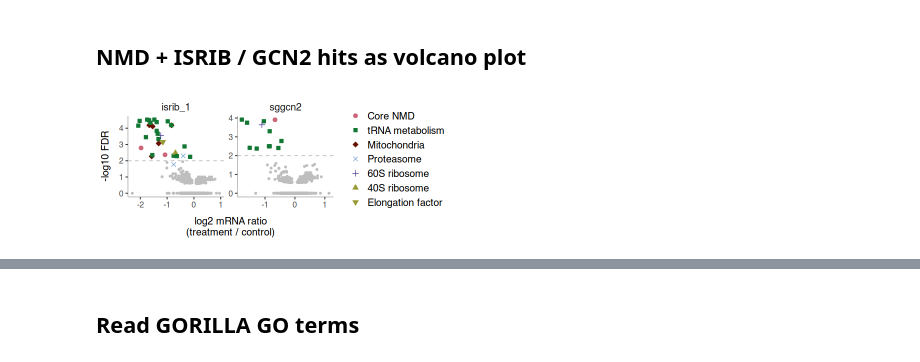
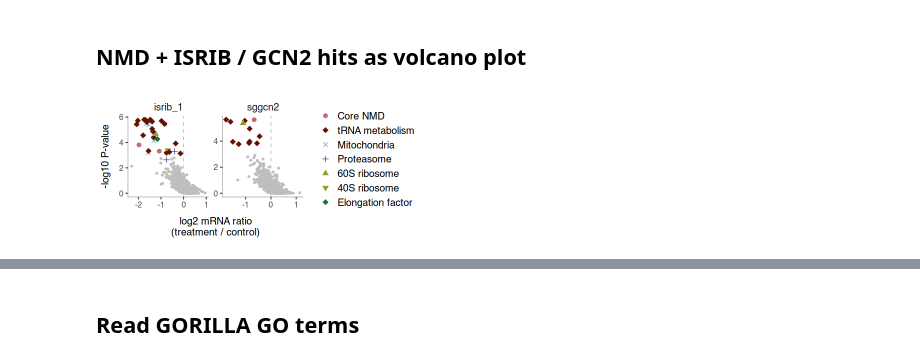
Before and after one commit to rasilab/nugent_2024, a Jupyter notebook: analysis/barcodeseq/rbp_barcode_screens/scripts/plot_nmd_results.ipynb, the cells around one changed output, grey strips where cells are left out. Cells and saved outputs as stored; diff of their text form; code cells hidden in the pictures.

```diff
--- a/analysis/barcodeseq/rbp_barcode_screens/scripts/plot_nmd_results.ipynb
+++ b/analysis/barcodeseq/rbp_barcode_screens/scripts/plot_nmd_results.ipynb
@@ -285,37 +292,37 @@ ggsave("../figures/nmd_hits_jitter.pdf", width = 2.5, height = 2.5, units = "in"
 # %% [markdown]
 ## NMD + ISRIB / GCN2 hits as volcano plot
 # %%
-options(repr.plot.width = 6, repr.plot.height = 2.5)
+options(repr.plot.width = 5.5, repr.plot.height = 2.5)
 
 fdr_cutoff <- 0.01
 plot_data <- mageck_gene %>%
   filter(str_detect(sample_name, "gcn2_|isrib_1")) %>%
   mutate(reporter = str_extract(sample_name, "ptc|ntc")) %>%
   mutate(treatment = str_extract(sample_name, "isrib_1|sggcn2")) %>%
   left_join(nmd_hit_annotations, by = "gene") %>%
   left_join(annotation_order, by = "annotation") %>%
   mutate(priority = if_else(is.na(annotation), as.integer(10), priority)) %>%
   mutate(annotation = if_else(is.na(annotation), "Other", as.character(annotation))) %>%
   mutate(annotation = fct_reorder(annotation, priority)) %>%
   mutate(reporter = toupper(reporter))
 
 plot_data %>%
-  ggplot(aes(x = lfc, y = -log10(fdr))) +
+  ggplot(aes(x = lfc, y = -log10(neg_p_value))) +
   facet_wrap(~treatment, ncol = 3, scales = "free") +
-  geom_hline(aes(yintercept = -log10(fdr_cutoff)), linetype = 2, linewidth = 0.5, color = "grey") +
+  geom_vline(xintercept = 0, linetype = 2, linewidth = 0.5, color = "grey") +
   geom_point(size = 1, alpha = 1, data = plot_data %>% filter(fdr > fdr_cutoff), color = "grey") +
   geom_point(aes(shape = annotation, color = annotation, fill = annotation),
     size = 2, alpha = 1,
     data = plot_data %>% filter(fdr < fdr_cutoff),
     position = position_jitter(height = 0.3, width = 0.3, seed = 11)
   ) +
   scale_x_continuous(breaks = scales::pretty_breaks(n = 3)) +
-  scale_color_manual(values = cbPalette_12[c(2,5,4, 3,7, 6,6,5,12)]) +
-  scale_fill_manual(values = cbPalette_12[c(2,5,4, 3, 7, 6,6,5,12)]) +
-  scale_shape_manual(values = rep(c("circle filled", "square filled", "diamond filled", "cross", "plus", "triangle filled", "triangle down filled", "diamond filled"), 5)) +
-  labs(x = "log2 mRNA ratio\n(treatment / control)", y = "-log10 FDR") +
+  scale_color_manual(values = cbPalette_12[c(2,4, 3,7, 6,6,5,12)]) +
+  scale_fill_manual(values = cbPalette_12[c(2,4, 3, 7, 6,6,5,12)]) +
+  scale_shape_manual(values = rep(c("circle filled", "diamond filled", "cross", "plus", "triangle filled", "triangle down filled", "diamond filled"), 5)) +
+  labs(x = "log2 mRNA ratio\n(treatment / control)", y = "-log10 P-value") +
   theme(legend.title = element_blank())
 
 ggsave("../figures/nmd_gcn1_isrib_volcano.pdf", width = 6, height = 2.5, units = "in")
 # %% [output]
-[figure, old version]
+[figure, new version]
```
Also changed, not shown: parts of 5 cells of this notebook, 19 other files.
